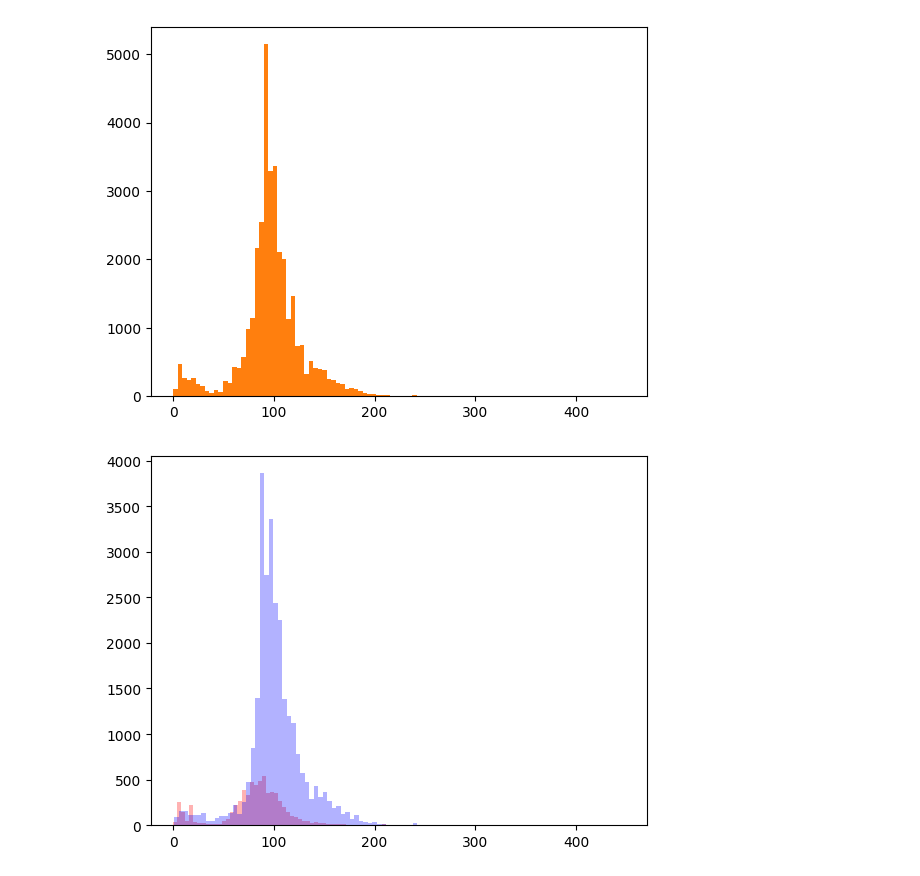
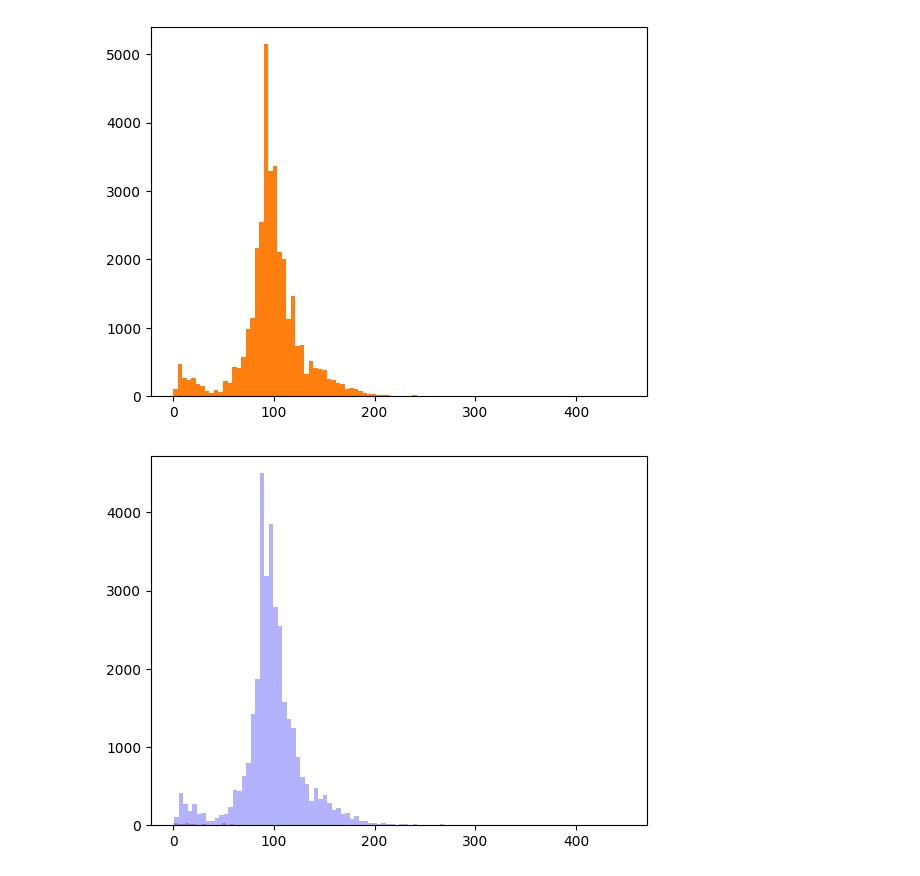
Before and after one commit to epfl-ada/ada-2022-project-r4d4r, a Jupyter notebook: R1.ipynb, the cells around one changed output. Drawn from its saved outputs; the diff is of its cells as text; code cells hidden in the pictures.

```diff
--- a/R1.ipynb
+++ b/R1.ipynb
@@ -68,11 +85,11 @@ plt.show()
 # %% [output]
 [figure]
 # %%
-df_r1_clean_1 = df_r1_clean[df_r1_clean.release_year < 1960]
-df_r1_clean_2 = df_r1_clean[(df_r1_clean.release_year >= 1960)]
+df_r1_clean_1 = df_r1_clean[df_r1_clean.release_year < 1920]
+df_r1_clean_2 = df_r1_clean[(df_r1_clean.release_year >= 1920)]
 
 plt.hist(df_r1_clean_1["movie_runtime"], bins=100, color="red", alpha=0.3, label="Before 1950")
 plt.hist(df_r1_clean_2["movie_runtime"], bins=100, color="blue", alpha=0.3, label="After 1950")
 plt.show()
 # %% [output]
-[figure, old version]
+[figure, new version]
```
Also changed, not shown: parts of 2 cells of this notebook, 2 other files.
